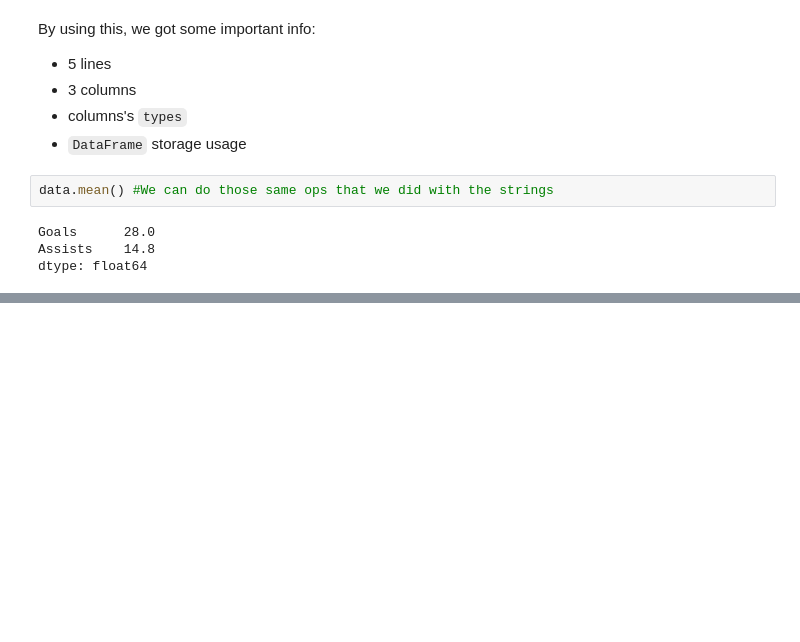
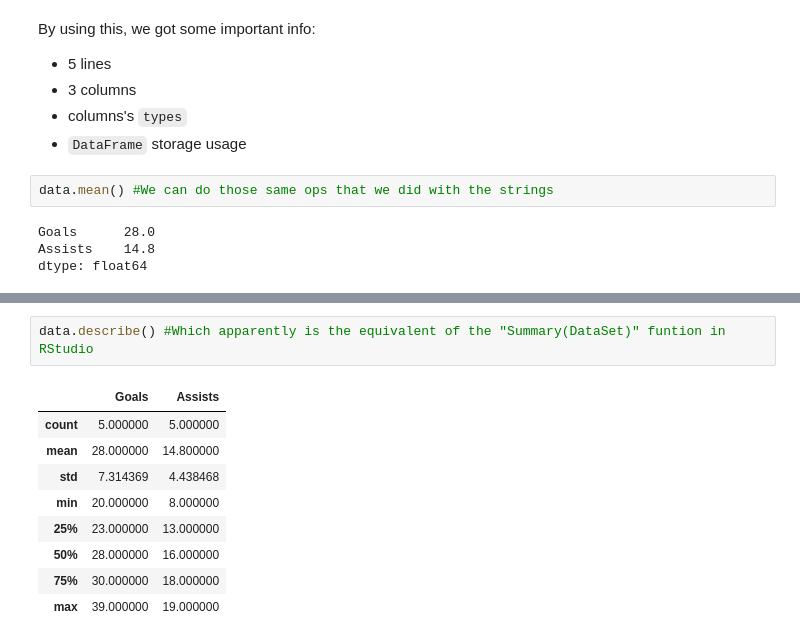
Before and after one commit to andrepegoraro/Py, a Jupyter notebook: Revisão_Pandas_01_Intro.ipynb, the cells around one changed output, grey strips where cells are left out. Cells and saved outputs as stored; diff of their text form; blank space fills up the shorter version.

```diff
--- a/Revisão_Pandas_01_Intro.ipynb
+++ b/Revisão_Pandas_01_Intro.ipynb
@@ -162,0 +195,12 @@ dtype: float64
+# %%
+data.describe() #Which apparently is the equivalent of the "Summary(DataSet)" funtion in RStudio
+# %% [output]
+|  | Goals | Assists |
+| count | 5.000000 | 5.000000 |
+| mean | 28.000000 | 14.800000 |
+| std | 7.314369 | 4.438468 |
+| min | 20.000000 | 8.000000 |
+| 25% | 23.000000 | 13.000000 |
+| 50% | 28.000000 | 16.000000 |
+| 75% | 30.000000 | 18.000000 |
+| max | 39.000000 | 19.000000 |
```
Also changed, not shown: parts of 30 cells of this notebook.
